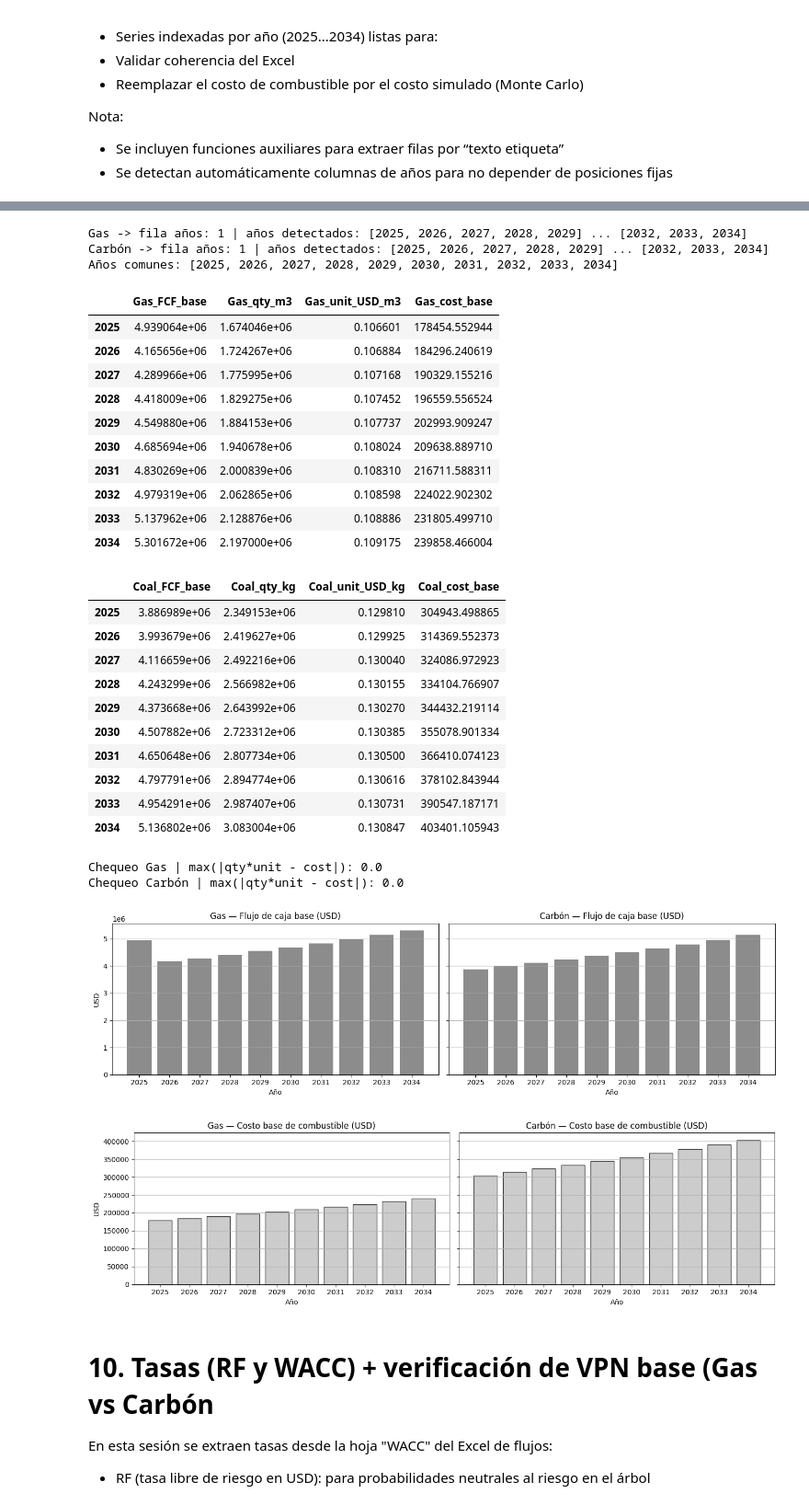
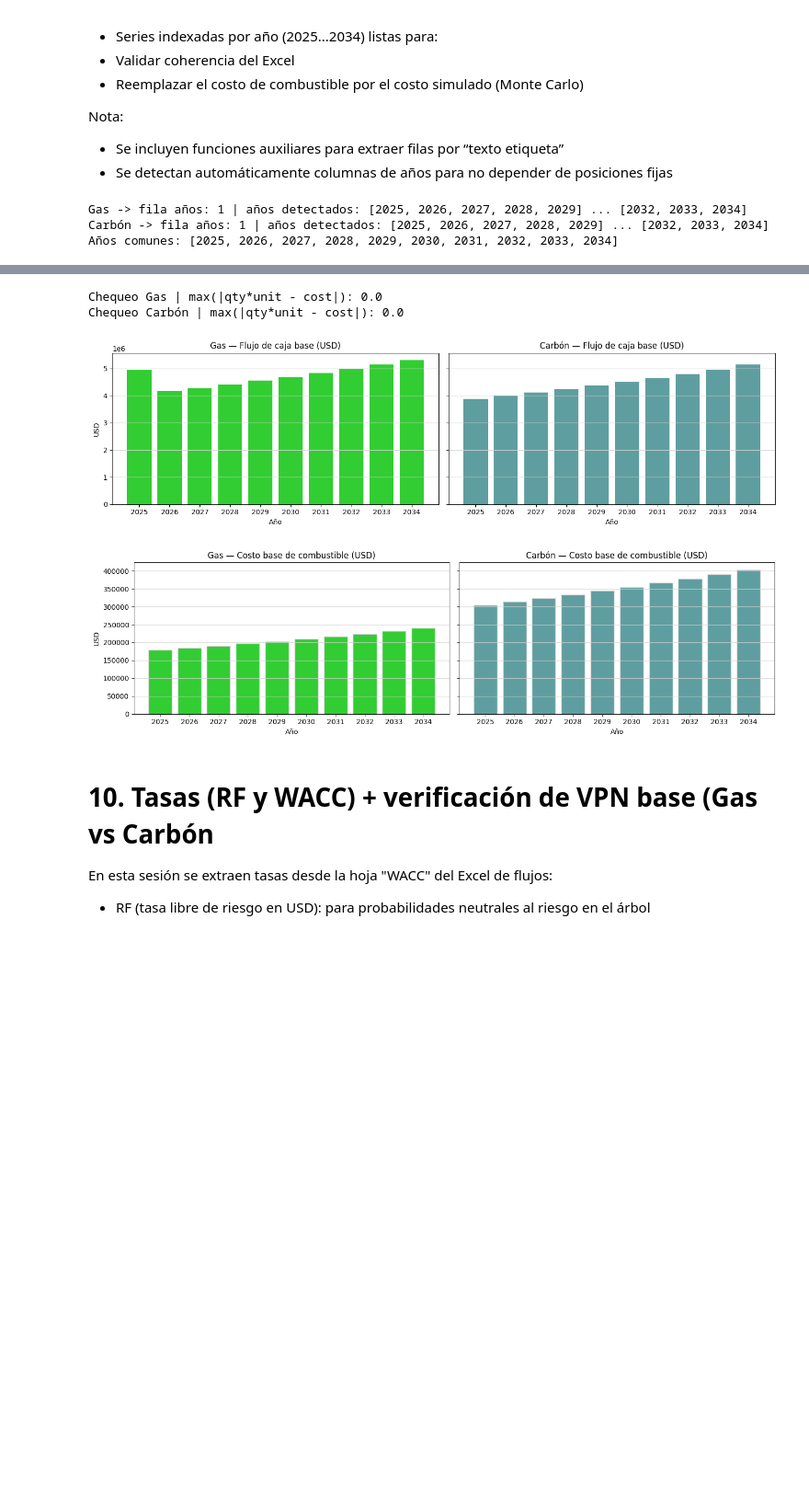
Before and after one commit to prometricas/Yonny_Markov, a Jupyter notebook: Yonny_finance.ipynb, the cells around one changed output, grey strips where cells are left out. Shown at 92% size. Drawn from its saved outputs; the diff is of its cells as text; code cells hidden in the pictures; blank space fills up the shorter version.

```diff
--- a/Yonny_finance.ipynb
+++ b/Yonny_finance.ipynb
@@ -701,11 +701,6 @@ Nota:
 # -----------------------------
 df_gas_raw = pd.read_excel(FLOWS_FILE, sheet_name="FC Gas Inversión", header=None)
 df_coa_raw = pd.read_excel(FLOWS_FILE, sheet_name="FC Carbon", header=None)
-
-# Vista rápida (primeras filas) para confirmar estructura
-display(df_gas_raw.head(8))
-display(df_coa_raw.head(8))
-
 
 # -----------------------------
 # (9.2) Detección automática de la fila de años y columnas de años
@@ -839,25 +834,21 @@ print("Chequeo Carbón | max(|qty*unit - cost|):", float(coal_err))
 
 
 # -----------------------------
-# (9.5) Gráficas lado a lado (escala de grises): FCF base y costo de combustible base
-# -----------------------------
-GRAY_LIGHT   = "0.80"
-GRAY_MEDIUM  = "0.55"
-GRAY_DARK    = "0.25"
+# (9.5) Gráficas lado a lado
 
 # (a) Flujos base
 fig, axes = plt.subplots(1, 2, figsize=(14, 4), sharey=True)
 
-axes[0].bar(gas_fcf_base.index.astype(str), gas_fcf_base.values, color=GRAY_MEDIUM)
+axes[0].bar(gas_fcf_base.index.astype(str), gas_fcf_base.values, color='limegreen')
 axes[0].set_title("Gas — Flujo de caja base (USD)")
 axes[0].set_xlabel("Año")
 axes[0].set_ylabel("USD")
-axes[0].grid(True, axis="y")
+axes[0].grid(True, axis="y", color='lightgray')
 
-axes[1].bar(coa_fcf_base.index.astype(str), coa_fcf_base.values, color=GRAY_MEDIUM)
+axes[1].bar(coa_fcf_base.index.astype(str), coa_fcf_base.values, color='cadetblue')
 axes[1].set_title("Carbón — Flujo de caja base (USD)")
 axes[1].set_xlabel("Año")
-axes[1].grid(True, axis="y")
+axes[1].grid(True, axis="y", color='lightgray')
 
 plt.tight_layout()
 plt.show()
@@ -865,17 +856,20 @@ plt.show()
 # (b) Costos base de combustible
 fig, axes = plt.subplots(1, 2, figsize=(14, 4), sharey=True)
 
-axes[0].bar(gas_cost_base.index.astype(str), gas_cost_base.values, color=GRAY_LIGHT, edgecolor=GRAY_DARK)
+axes[0].bar(gas_cost_base.index.astype(str), gas_cost_base.values, color='limegreen', edgecolor='lightgray')
 axes[0].set_title("Gas — Costo base de combustible (USD)")
 axes[0].set_xlabel("Año")
 axes[0].set_ylabel("USD")
-axes[0].grid(True, axis="y")
+axes[0].grid(True, axis="y", color='lightgray')
 
-axes[1].bar(coa_cost_base.index.astype(str), coa_cost_base.values, color=GRAY_LIGHT, edgecolor=GRAY_DARK)
+axes[1].bar(coa_cost_base.index.astype(str), coa_cost_base.values, color='cadetblue', edgecolor='lightgray')
 axes[1].set_title("Carbón — Costo base de combustible (USD)")
 axes[1].set_xlabel("Año")
-axes[1].grid(True, axis="y")
+axes[1].grid(True, axis="y", color='lightgray')
 
 plt.tight_layout()
 plt.show()
 # %% [output]
+Gas -> fila años: 1 | años detectados: [2025, 2026, 2027, 2028, 2029] ... [2032, 2033, 2034]
+Carbón -> fila años: 1 | años detectados: [2025, 2026, 2027, 2028, 2029] ... [2032, 2033, 2034]
+Años comunes: [2025, 2026, 2027, 2028, 2029, 2030, 2031, 2032, 2033, 2034]
@@ -900,32 +898,7 @@ plt.show()
-Gas -> fila años: 1 | años detectados: [2025, 2026, 2027, 2028, 2029] ... [2032, 2033, 2034]
-Carbón -> fila años: 1 | años detectados: [2025, 2026, 2027, 2028, 2029] ... [2032, 2033, 2034]
-Años comunes: [2025, 2026, 2027, 2028, 2029, 2030, 2031, 2032, 2033, 2034]
-|  | Gas_FCF_base | Gas_qty_m3 | Gas_unit_USD_m3 | Gas_cost_base |
-| 2025 | 4.939064e+06 | 1.674046e+06 | 0.106601 | 178454.552944 |
-| 2026 | 4.165656e+06 | 1.724267e+06 | 0.106884 | 184296.240619 |
-| 2027 | 4.289966e+06 | 1.775995e+06 | 0.107168 | 190329.155216 |
-| 2028 | 4.418009e+06 | 1.829275e+06 | 0.107452 | 196559.556524 |
-| 2029 | 4.549880e+06 | 1.884153e+06 | 0.107737 | 202993.909247 |
-| 2030 | 4.685694e+06 | 1.940678e+06 | 0.108024 | 209638.889710 |
-| 2031 | 4.830269e+06 | 2.000839e+06 | 0.108310 | 216711.588311 |
-| 2032 | 4.979319e+06 | 2.062865e+06 | 0.108598 | 224022.902302 |
-| 2033 | 5.137962e+06 | 2.128876e+06 | 0.108886 | 231805.499710 |
-| 2034 | 5.301672e+06 | 2.197000e+06 | 0.109175 | 239858.466004 |
-|  | Coal_FCF_base | Coal_qty_kg | Coal_unit_USD_kg | Coal_cost_base |
-| 2025 | 3.886989e+06 | 2.349153e+06 | 0.129810 | 304943.498865 |
-| 2026 | 3.993679e+06 | 2.419627e+06 | 0.129925 | 314369.552373 |
-| 2027 | 4.116659e+06 | 2.492216e+06 | 0.130040 | 324086.972923 |
-| 2028 | 4.243299e+06 | 2.566982e+06 | 0.130155 | 334104.766907 |
-| 2029 | 4.373668e+06 | 2.643992e+06 | 0.130270 | 344432.219114 |
-| 2030 | 4.507882e+06 | 2.723312e+06 | 0.130385 | 355078.901334 |
-| 2031 | 4.650648e+06 | 2.807734e+06 | 0.130500 | 366410.074123 |
-| 2032 | 4.797791e+06 | 2.894774e+06 | 0.130616 | 378102.843944 |
-| 2033 | 4.954291e+06 | 2.987407e+06 | 0.130731 | 390547.187171 |
-| 2034 | 5.136802e+06 | 3.083004e+06 | 0.130847 | 403401.105943 |
 Chequeo Gas | max(|qty*unit - cost|): 0.0
 Chequeo Carbón | max(|qty*unit - cost|): 0.0
-[figure, old version]
+[figure, new version]
-[figure, old version]
+[figure, new version]
 # %% [markdown]
 # **10. Tasas (RF y WACC) + verificación de VPN base (Gas vs Carbón**
 En esta sesión se extraen tasas desde la hoja "WACC" del Excel de flujos:
```
Also changed, not shown: parts of 7 cells of this notebook.
